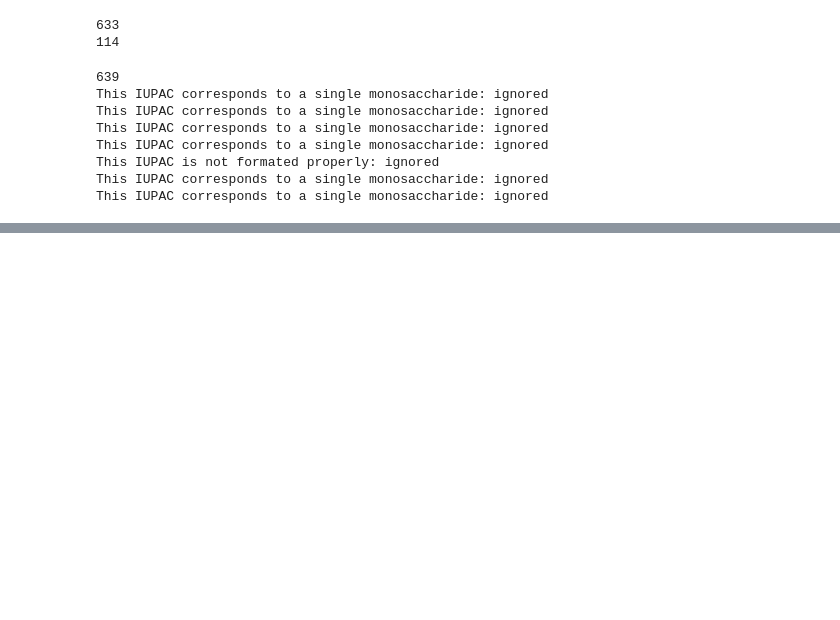
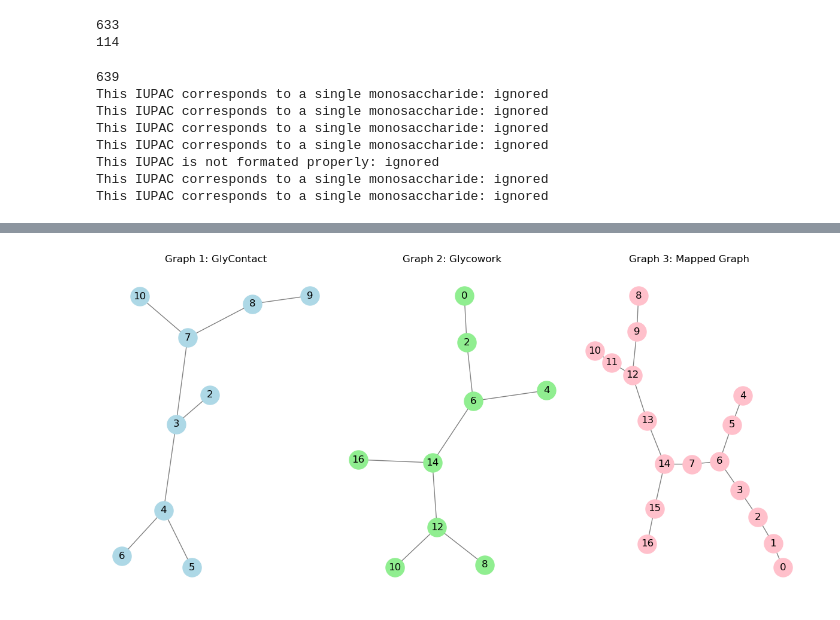
Before and after one commit to lthomes/glycontact, a Jupyter notebook: process_data.ipynb, the cells around one changed output, grey strips where cells are left out. Saved outputs shown, nothing was run; the diff lists cells and outputs as text; code cells hidden in the pictures; blank space fills up the shorter version.

```diff
--- a/process_data.ipynb
+++ b/process_data.ipynb
@@ -2202,0 +2373,28 @@ This IUPAC corresponds to a single monosaccharide: ignored
+# %%
+
+import matplotlib.pyplot as plt
+
+
+# Plot the graphs side by side
+plt.figure(figsize=(12, 6))
+
+# First graph
+plt.subplot(1, 3, 1)  # 1 row, 2 columns, position 1
+nx.draw(G_contact, with_labels=True, node_color='lightblue', edge_color='gray', node_size=500)
+plt.title("Graph 1: GlyContact")
+
+# Second graph
+plt.subplot(1, 3, 2)  # 1 row, 2 columns, position 2
+nx.draw(G_work, with_labels=True, node_color='lightgreen', edge_color='gray', node_size=500)
+plt.title("Graph 2: Glycowork")
+
+# Third graph
+plt.subplot(1, 3, 3)  # 1 row, 2 columns, position 2
+nx.draw(G_mapped, with_labels=True, node_color='pink', edge_color='gray', node_size=500)
+plt.title("Graph 3: Mapped Graph")
+
+
+plt.tight_layout()
+plt.show()
+# %% [output]
+[figure, added]
```
Also changed, not shown: parts of 4 cells of this notebook.
